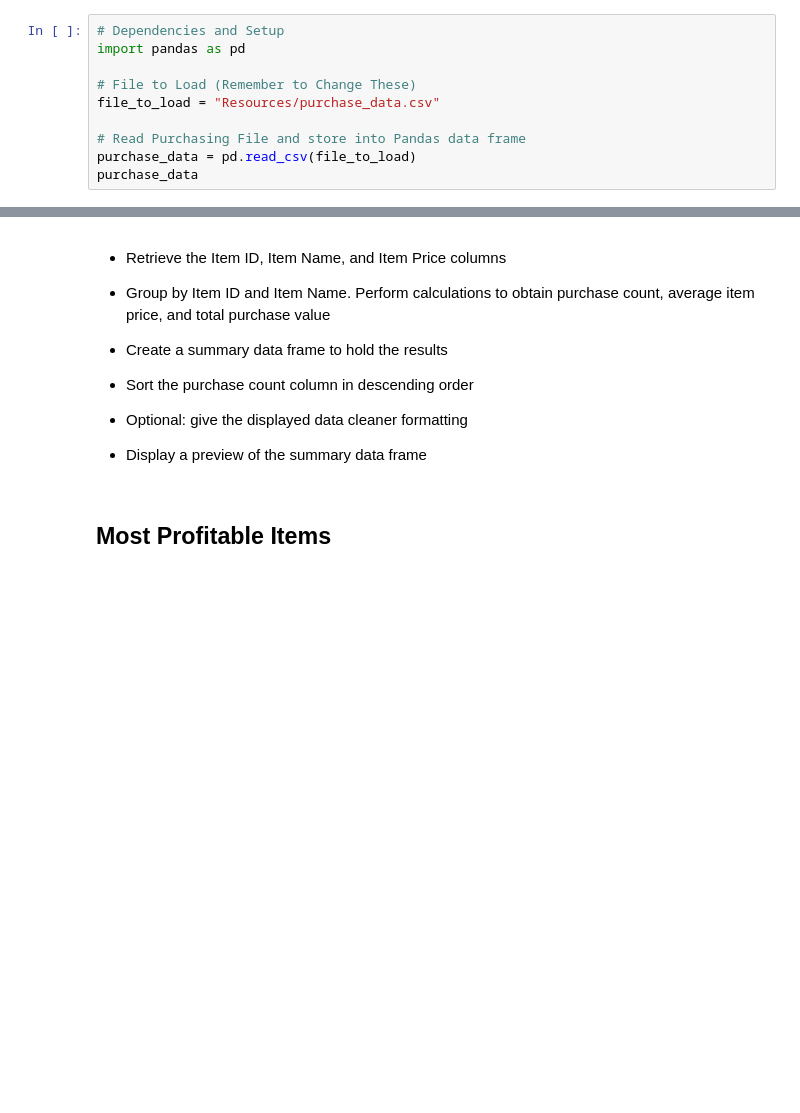
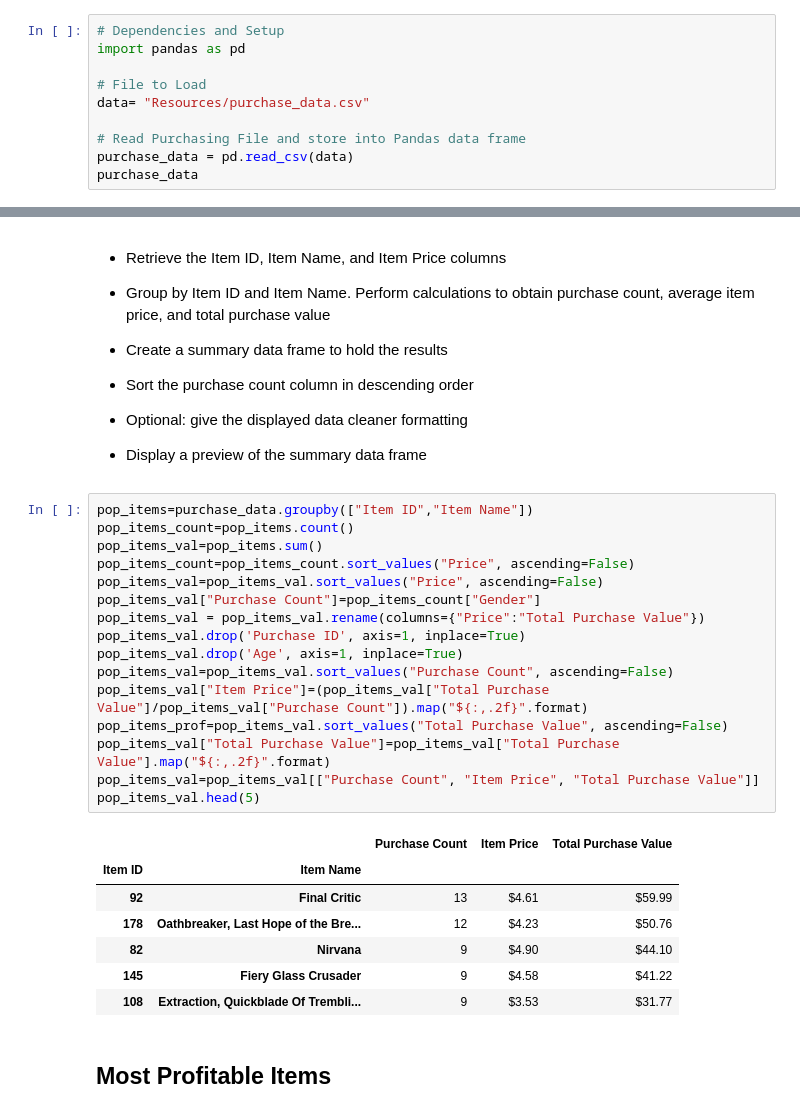
Before and after one commit to Crazyspaceman-hd/PlayerAnalysis, a Jupyter notebook: HeroesOfPymoli/HeroesOfPymoli_starter.ipynb, the cells around one changed output, grey strips where cells are left out. Drawn from its saved outputs; the diff is of its cells as text; blank space fills up the shorter version.

```diff
--- a/HeroesOfPymoli/HeroesOfPymoli_starter.ipynb
+++ b/HeroesOfPymoli/HeroesOfPymoli_starter.ipynb
@@ -5,11 +5,11 @@
 # Dependencies and Setup
 import pandas as pd
 
-# File to Load (Remember to Change These)
-file_to_load = "Resources/purchase_data.csv"
+# File to Load
+data= "Resources/purchase_data.csv"
 
 # Read Purchasing File and store into Pandas data frame
-purchase_data = pd.read_csv(file_to_load)
+purchase_data = pd.read_csv(data)
 purchase_data
 # %% [output]
 |  | Purchase ID | SN | Age | Gender | Item ID | Item Name | Price |
@@ -276,6 +279,30 @@ top_spend.set_indexcount()
 
 
 * Display a preview of the summary data frame
+# %%
+pop_items=purchase_data.groupby(["Item ID","Item Name"])
+pop_items_count=pop_items.count()
+pop_items_val=pop_items.sum()
+pop_items_count=pop_items_count.sort_values("Price", ascending=False)
+pop_items_val=pop_items_val.sort_values("Price", ascending=False)
+pop_items_val["Purchase Count"]=pop_items_count["Gender"]
+pop_items_val = pop_items_val.rename(columns={"Price":"Total Purchase Value"})
+pop_items_val.drop('Purchase ID', axis=1, inplace=True)
+pop_items_val.drop('Age', axis=1, inplace=True)
+pop_items_val=pop_items_val.sort_values("Purchase Count", ascending=False)
+pop_items_val["Item Price"]=(pop_items_val["Total Purchase Value"]/pop_items_val["Purchase Count"]).map("${:,.2f}".format)
+pop_items_prof=pop_items_val.sort_values("Total Purchase Value", ascending=False)
+pop_items_val["Total Purchase Value"]=pop_items_val["Total Purchase Value"].map("${:,.2f}".format)
+pop_items_val=pop_items_val[["Purchase Count", "Item Price", "Total Purchase Value"]]
+pop_items_val.head(5)
+# %% [output]
+|  |  | Purchase Count | Item Price | Total Purchase Value |
+| Item ID | Item Name |  |  |  |
+| 92 | Final Critic | 13 | $4.61 | $59.99 |
+| 178 | Oathbreaker, Last Hope of the Bre... | 12 | $4.23 | $50.76 |
+| 82 | Nirvana | 9 | $4.90 | $44.10 |
+| 145 | Fiery Glass Crusader | 9 | $4.58 | $41.22 |
+| 108 | Extraction, Quickblade Of Trembli... | 9 | $3.53 | $31.77 |
 # %% [markdown]
 ## Most Profitable Items
 # %% [markdown]
```
Also changed, not shown: parts of 5 cells of this notebook.
